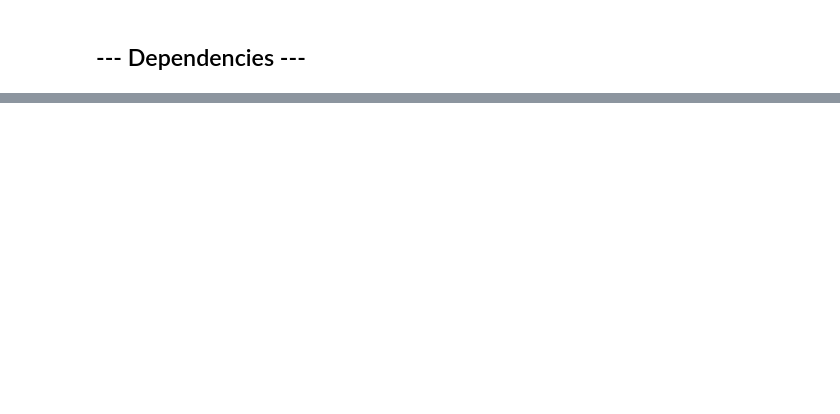
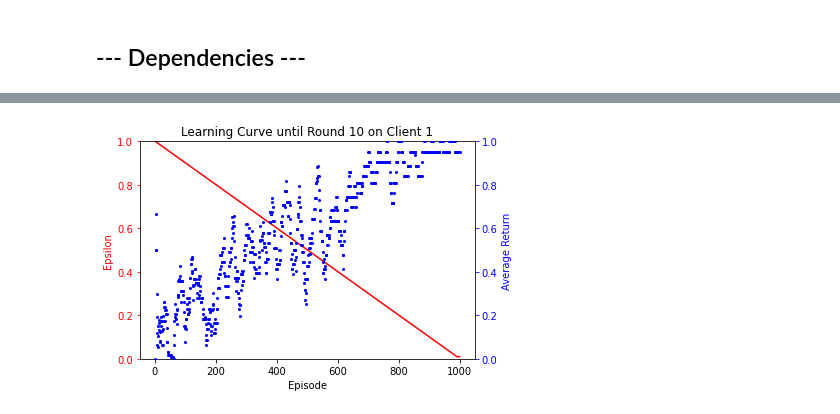
Before and after one commit to jan-kreischer/FedRL-for-IoT-Security, a Jupyter notebook: prototypes/prototype_02/prototype-02.ipynb, the cells around one changed output, grey strips where cells are left out. Saved outputs shown, nothing was run; the diff lists cells and outputs as text; code cells hidden in the pictures; blank space fills up the shorter version.

```diff
--- a/prototypes/prototype_02/prototype-02.ipynb
+++ b/prototypes/prototype_02/prototype-02.ipynb
@@ -1249,0 +1527,87 @@ KeyboardInterrupt:
+# %%
+#from prototypes.prototype_02.experiment import Experiment
+#from prototypes.prototype_02.agent import Agent
+#from prototypes.prototype_02.sensor_environment import SensorEnvironment
+
+experiment_id = 2
+epxeriment_version = 0
+experiment_02 = Experiment(base_path=original_working_directory_path, experiment_id=experiment_id, experiment_version=epxeriment_version)
+experiment_path = experiment_02.get_experiment_path()
+
+
+PI = 3
+SAMPLES = 10
+
+GAMMA = 0.1 #0.99 # discount factor for future rewards
+LEARNING_RATE = 1e-4
+BATCH_SIZE = 32
+TARGET_UPDATE_FREQ = 100
+BUFFER_SIZE = 500
+MIN_REPLAY_SIZE = 100
+
+NR_CLIENTS = 10
+NR_ROUNDS = 10
+NR_EPISODES_PER_ROUND = 100
+NR_EPISODES_PER_CLIENT = NR_ROUNDS * NR_EPISODES_PER_ROUND
+
+# Linear epsilon decay
+# for each client
+# over all episodes
+EPSILON_START = 1.0
+EPSILON_DEC = 1/NR_EPISODES_PER_CLIENT
+EPSILON_END = 0.01
+
+
+#training_data, test_data, _ = DataProvider.get_scaled_train_test_split(scaling_minmax=True, scale_normal_only=True)
+
+'''
+sampling_probabilities_1 = {
+    #Behavior.NORMAL: 0,
+    Behavior.ROOTKIT_BDVL: 1/7,
+    Behavior.ROOTKIT_BEURK: 1/7,
+    Behavior.CNC_BACKDOOR_JAKORITAR: 1/7,
+    Behavior.CNC_THETICK: 1/7,
+    Behavior.CNC_OPT1: 1/7,
+    Behavior.CNC_OPT2: 1/7,
+    Behavior.RANSOMWARE_POC: 1/7
+}
+
+sampling_probabilities_2 = {
+    #Behavior.NORMAL: 0,
+    Behavior.ROOTKIT_BDVL: 1/7,
+    Behavior.ROOTKIT_BEURK: 1/7,
+    Behavior.CNC_BACKDOOR_JAKORITAR: 1/7,
+    Behavior.CNC_THETICK: 1/7,
+    Behavior.CNC_OPT1: 1/7,
+    Behavior.CNC_OPT2: 1/7,
+    Behavior.RANSOMWARE_POC: 1/7
+}
+
+NR_SAMPLES_1 = np.array(list(sampling_probabilities_1.values()))*NR_SAMPLES
+NR_SAMPLES_2 = np.array(list(sampling_probabilities_2.values()))*NR_SAMPLES
+
+sample_matrix = np.vstack([NR_SAMPLES_1, NR_SAMPLES_2])
+
+#print(f"MID: {multiclass_imbalance_degree(sample_matrix)}")
+#print(f"WCS: {weighted_cosine_similarity(sample_matrix)}")
+'''
+
+sensor_environment = SensorEnvironment(training_data, state_interpreter=autoencoder, state_samples=SAMPLES)
+
+global_agent = Agent(0, input_dims=sensor_environment.observation_space_size, n_actions=len(sensor_environment.actions), buffer_size=BUFFER_SIZE,
+                batch_size=BATCH_SIZE, lr=LEARNING_RATE, gamma=GAMMA, epsilon=EPSILON_START, eps_end=EPSILON_END, eps_dec=EPSILON_DEC)
+
+server = Server(global_agent, test_data, experiment_id, experiment_path, nr_rounds=NR_ROUNDS, nr_episodes_per_round=NR_EPISODES_PER_ROUND)
+
+for i in range(1, NR_CLIENTS+1):
+    sensor_environment = SensorEnvironment(training_data, state_interpreter=autoencoder, state_samples=SAMPLES, verbose=False)
+    agent = Agent(i, input_dims=sensor_environment.observation_space_size, n_actions=len(sensor_environment.actions), buffer_size=BUFFER_SIZE,
+                batch_size=BATCH_SIZE, lr=LEARNING_RATE, gamma=GAMMA, epsilon=EPSILON_START, eps_end=EPSILON_END, eps_dec=EPSILON_DEC)
+    client = Client(i, agent, sensor_environment, experiment_path, MIN_REPLAY_SIZE)
+    server.add_client(client)
+
+evaluations = [Evaluation.LEARNING_CURVE]
+#server.run_federation(evaluations=evaluations, evaluation_frequency=1)
+
+experiment_02.execute(server, evaluations, evaluation_frequency=1)
+# %% [output]
@@ -1249,0 +1631 @@ KeyboardInterrupt:
+[figure, added]
```
Also changed, not shown: parts of 63 cells of this notebook.
